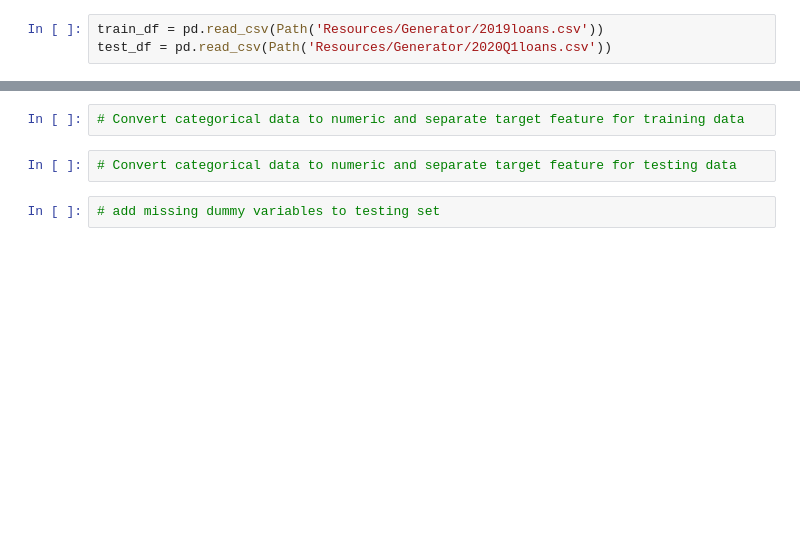
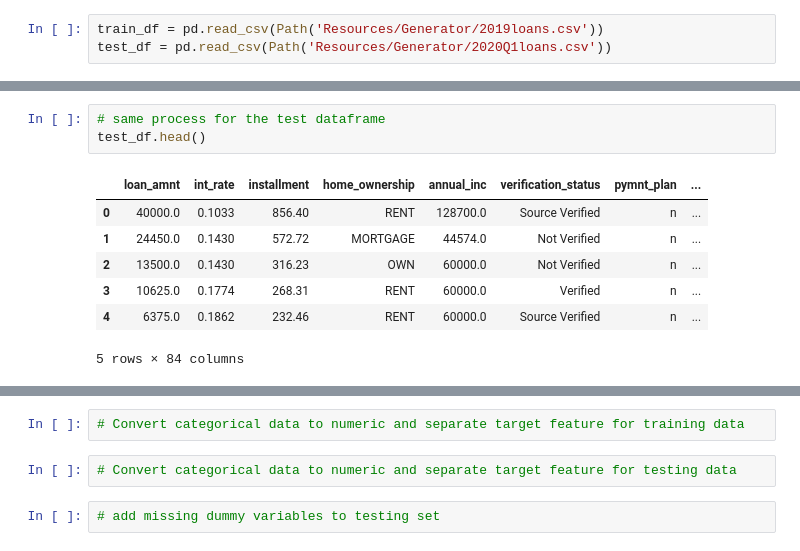
Before and after one commit to wycislo/LendingClub, a Jupyter notebook: Credit_Risk_Evaluator.ipynb, the cells around one changed output, grey strips where cells are left out. Drawn from its saved outputs; the diff is of its cells as text; blank space fills up the shorter version.

```diff
--- a/Credit_Risk_Evaluator.ipynb
+++ b/Credit_Risk_Evaluator.ipynb
@@ -11,0 +48,11 @@ test_df = pd.read_csv(Path('Resources/Generator/2020Q1loans.csv'))
+# %%
+# same process for the test dataframe
+test_df.head()
+# %% [output]
+|  | loan_amnt | int_rate | installment | home_ownership | annual_inc | verification_status | pymnt_plan | ... |
+| 0 | 40000.0 | 0.1033 | 856.40 | RENT | 128700.0 | Source Verified | n | ... |
+| 1 | 24450.0 | 0.1430 | 572.72 | MORTGAGE | 44574.0 | Not Verified | n | ... |
+| 2 | 13500.0 | 0.1430 | 316.23 | OWN | 60000.0 | Not Verified | n | ... |
+| 3 | 10625.0 | 0.1774 | 268.31 | RENT | 60000.0 | Verified | n | ... |
+| 4 | 6375.0 | 0.1862 | 232.46 | RENT | 60000.0 | Source Verified | n | ... |
+5 rows × 84 columns
```
Also changed, not shown: parts of 14 cells of this notebook, 2 other files.
